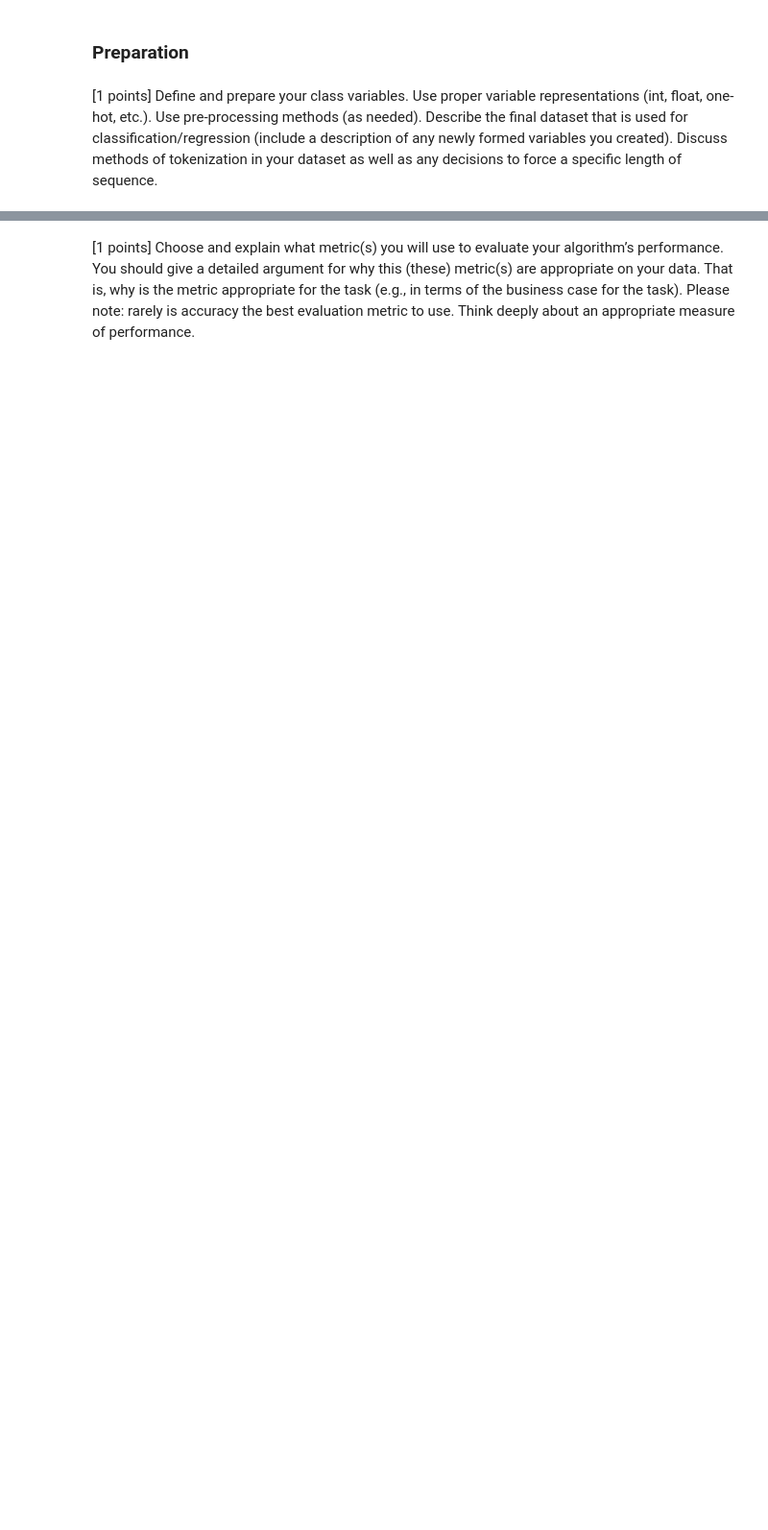
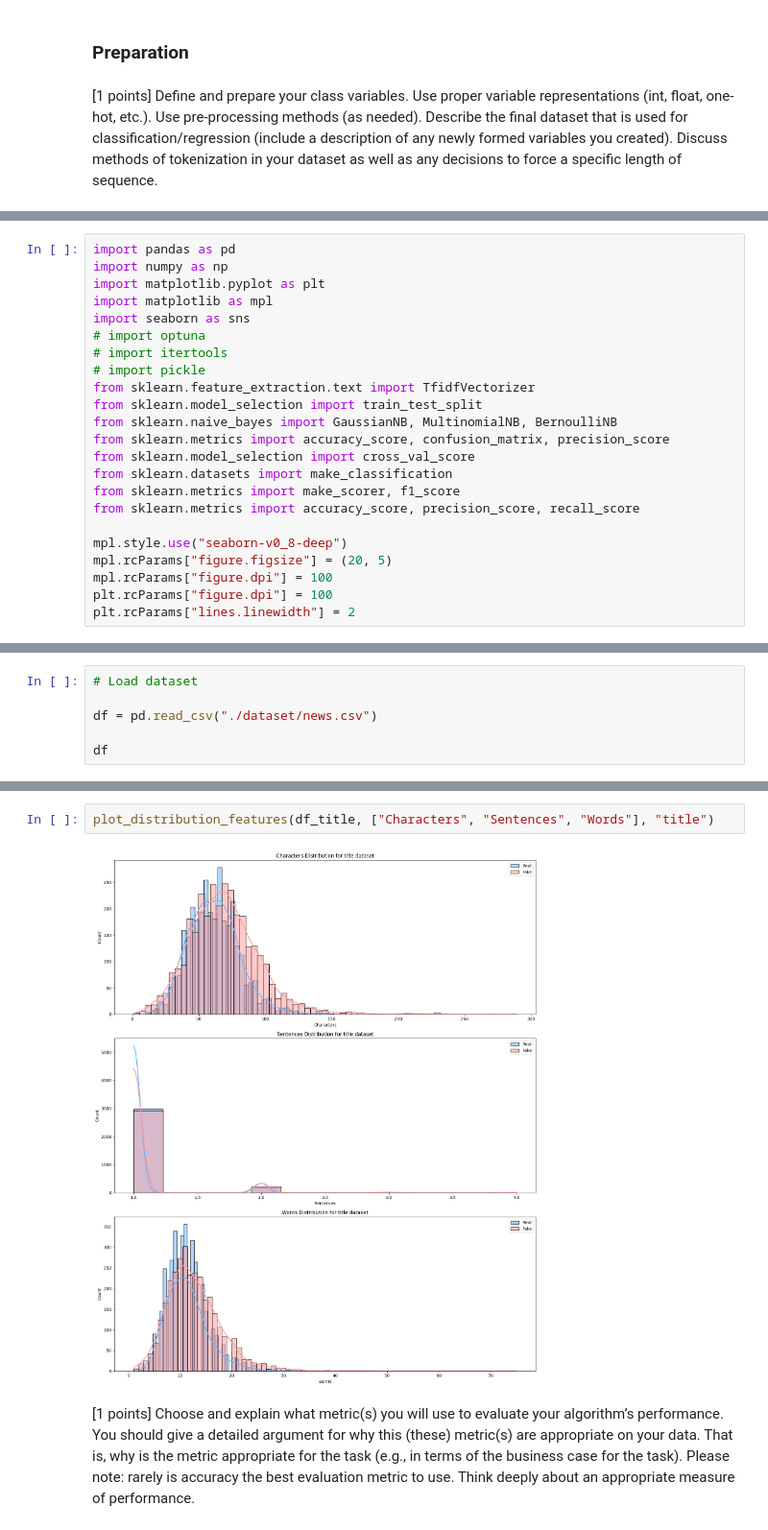
Before and after one commit to ephraim888sun/SequentialNetworks, a Jupyter notebook: lab7.ipynb, the cells around one changed output, grey strips where cells are left out. Shown: that part at 96% size. Cells and saved outputs as stored; diff of their text form; blank space fills up the shorter version.

```diff
--- a/lab7.ipynb
+++ b/lab7.ipynb
@@ -18,0 +19,23 @@ In this lab, we have chosen ...
+# %%
+import pandas as pd
+import numpy as np
+import matplotlib.pyplot as plt
+import matplotlib as mpl
+import seaborn as sns
+# import optuna
+# import itertools
+# import pickle
+from sklearn.feature_extraction.text import TfidfVectorizer
+from sklearn.model_selection import train_test_split
+from sklearn.naive_bayes import GaussianNB, MultinomialNB, BernoulliNB
+from sklearn.metrics import accuracy_score, confusion_matrix, precision_score
+from sklearn.model_selection import cross_val_score
+from sklearn.datasets import make_classification
+from sklearn.metrics import make_scorer, f1_score
+from sklearn.metrics import accuracy_score, precision_score, recall_score
+
+mpl.style.use("seaborn-v0_8-deep")
+mpl.rcParams["figure.figsize"] = (20, 5)
+mpl.rcParams["figure.dpi"] = 100
+plt.rcParams["figure.dpi"] = 100
+plt.rcParams["lines.linewidth"] = 2
@@ -18,0 +71,6 @@ In this lab, we have chosen ...
+# %%
+# Load dataset
+
+df = pd.read_csv("./dataset/news.csv")
+
+df
@@ -19,2 +352,6 @@ In this lab, we have chosen ...
+# %%
+plot_distribution_features(df_title, ["Characters", "Sentences", "Words"], "title")
+# %% [output]
+[figure, added]
 # %% [markdown]
 [1 points] Choose and explain what metric(s) you will use to evaluate your algorithm’s performance. You should give a detailed argument for why this (these) metric(s) are appropriate on your data. That is, why is the metric appropriate for the task (e.g., in terms of the business case for the task). Please note: rarely is accuracy the best evaluation metric to use. Think deeply about an appropriate measure of performance.
```
Also changed, not shown: parts of 24 cells of this notebook.
